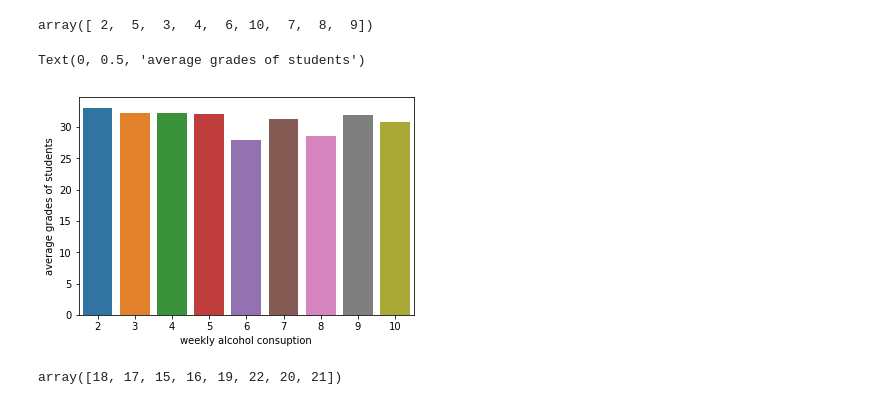
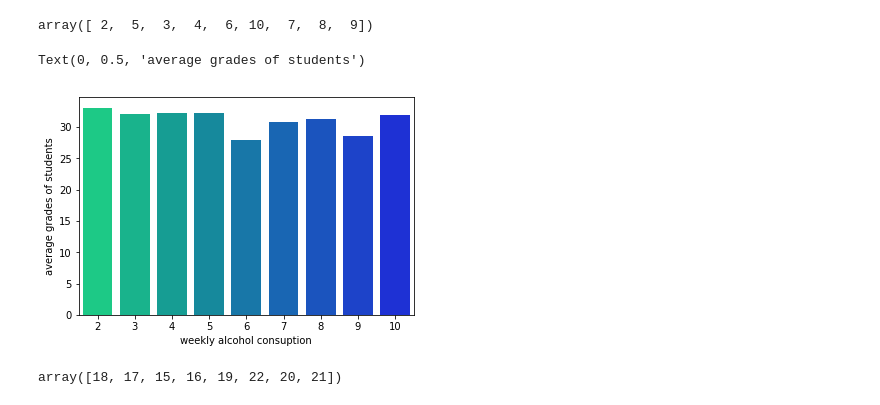
Before and after one commit to Learnlearningplatform/Student_analysis, a Jupyter notebook: project1.ipynb, the cells around one changed output. Saved outputs shown, nothing was run; the diff lists cells and outputs as text; code cells hidden in the pictures.

```diff
--- a/project1.ipynb
+++ b/project1.ipynb
@@ -195,17 +197,18 @@ df['talc'].unique()
 array([ 2,  5,  3,  4,  6, 10,  7,  8,  9])
 # %%
 y=df['talc'].unique()
+y.sort()
 grade=df.groupby('talc')['Gt'].mean()
 # %%
 #graph between weekly alcohol consuption and average grades of student
 import matplotlib.pyplot as plt
-sns.barplot(x=y,y=grade)
+sns.barplot(x=y,y=grade,palette='winter_r')
 plt.xlabel('weekly alcohol consuption')
 plt.ylabel('average grades of students')
-#students who consume alcohol 2 times a week have better performance than who consume alcohol more in aweek
+#students who consume alcohol 2 times a week have better performance than who consume alcohol more in a week
 # %% [output]
 Text(0, 0.5, 'average grades of students')
-[figure, old version]
+[figure, new version]
 # %%
 df['age'].unique()
 # %% [output]
```
Also changed, not shown: parts of 15 cells of this notebook.
